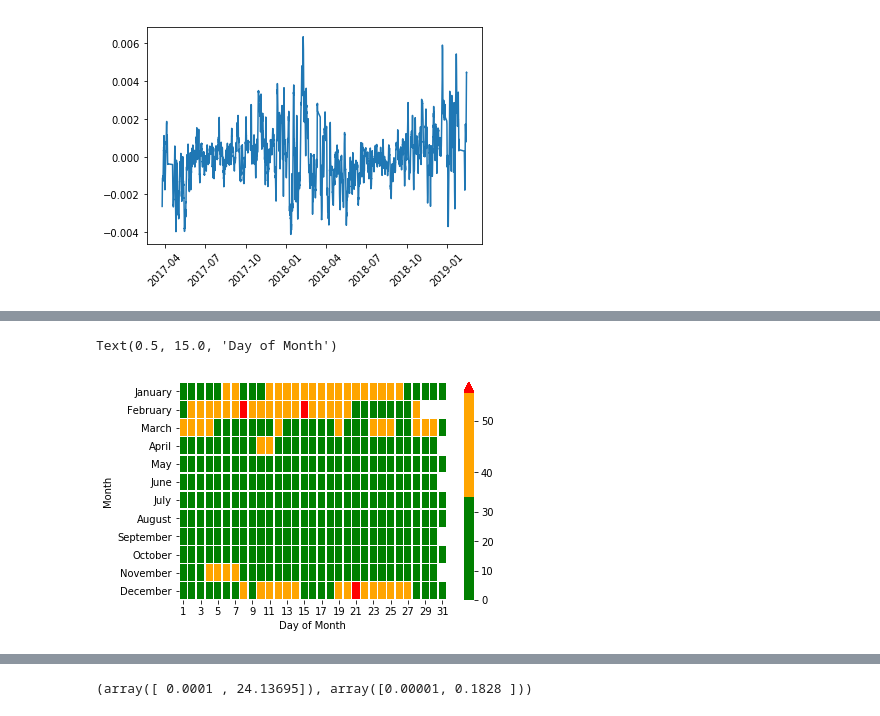
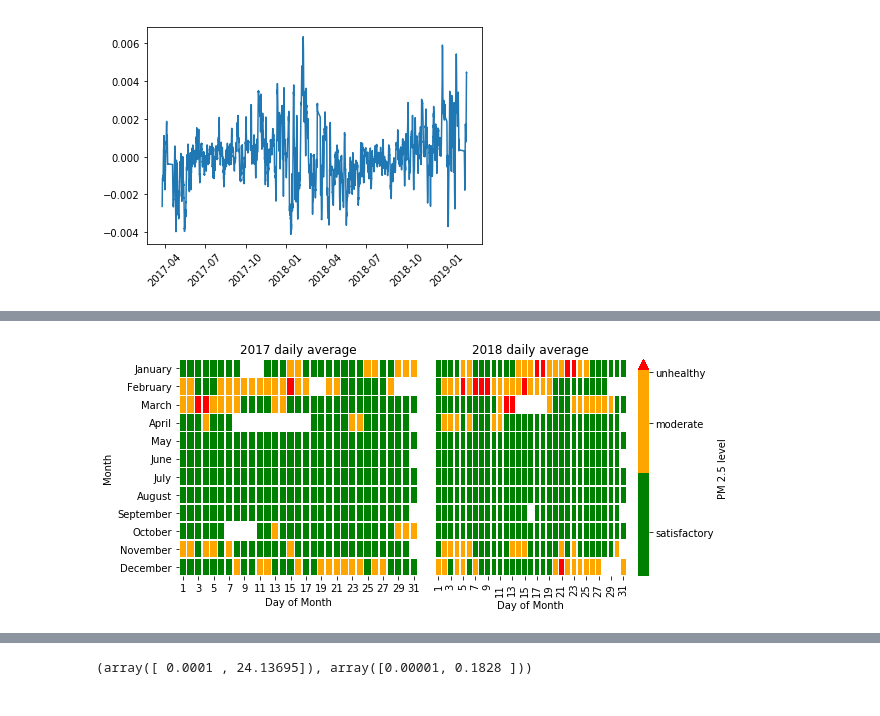
Before and after one commit to worasom/aqi_thailand, a Jupyter notebook: viz_AQI.ipynb, the cells around one changed output, grey strips where cells are left out. Saved outputs shown, nothing was run; the diff lists cells and outputs as text; code cells hidden in the pictures.

```diff
--- a/viz_AQI.ipynb
+++ b/viz_AQI.ipynb
@@ -278,5 +222,7 @@ memory usage: 1.9+ MB
 # %%
 pm25 = pd.read_csv('data/bkk_pm25_proc.csv')
-pm25.head(), pm25.info()
+pm25['Time'] = pd.to_datetime(pm25['Time'])
+pm25 = pm25.set_index('Time')
+pm25.info()
 # %% [output]
 <class 'pandas.core.frame.DataFrame'>
@@ -364,4 +376,7 @@ memory usage: 1.9+ MB
+# %%
+pm25_2017 = pm25['2017']
+pm25_2018 = pm25['2018']
 # %%
-date_month_map = pd.crosstab(pm25['Month'], pm25['DayofMonth'], pm25['PM2.5avg'], aggfunc=np.mean)
+date_month_2017 = pd.crosstab(pm25_2017['Month'], pm25_2017['DayofMonth'], pm25_2017['PM2.5avg'], aggfunc=np.mean)
 month_name=pd.date_range('2014-01','2014-12', freq='MS').strftime("%B").tolist()
-date_month_map = date_month_map.reindex(month_name)
+date_month_2017 = date_month_2017.reindex(month_name)
@@ -386,9 +401,27 @@ date_month_map
+# %%
+date_month_2018 = pd.crosstab(pm25_2018['Month'], pm25_2018['DayofMonth'], pm25_2018['PM2.5avg'], aggfunc=np.mean)
+month_name = pd.date_range('2014-01','2014-12', freq='MS').strftime("%B").tolist()
+date_month_2018 = date_month_2018.reindex(month_name)
 # %%
 colors = ['green','orange','red']
 levels = [0, 35.4, 55.4]
 cmap, norm = mpl.colors.from_levels_and_colors(levels,colors,'max')
-sns.heatmap(date_month_map, cmap=cmap, norm=norm, linewidth=0.5)
+
+fig = plt.figure(figsize= (9,4))
+ax1 = fig.add_subplot(121)
+ax1 = sns.heatmap(date_month_2017, cmap=cmap, norm=norm, linewidth=0.5,vmax=70, cbar=False)
+plt.title('2017 daily average')
 plt.xlabel('Day of Month')
+
+ax2 = fig.add_subplot(122)
+ax2 = sns.heatmap(date_month_2018, cmap=cmap, norm=norm, linewidth=0.5,vmax=70)
+plt.title('2018 daily average')
+cbar = ax2.collections[0].colorbar
+cbar.set_ticks([15, 45, 55])
+cbar.set_ticklabels(['satisfactory', 'moderate', 'unhealthy'])
+cbar.set_label('PM 2.5 level')
+plt.xlabel('Day of Month')
+ax2.get_yaxis().set_visible(False)
+plt.tight_layout()
 # %% [output]
-Text(0.5, 15.0, 'Day of Month')
-[figure, old version]
+[figure, new version]
```
Also changed, not shown: parts of 107 cells of this notebook.
